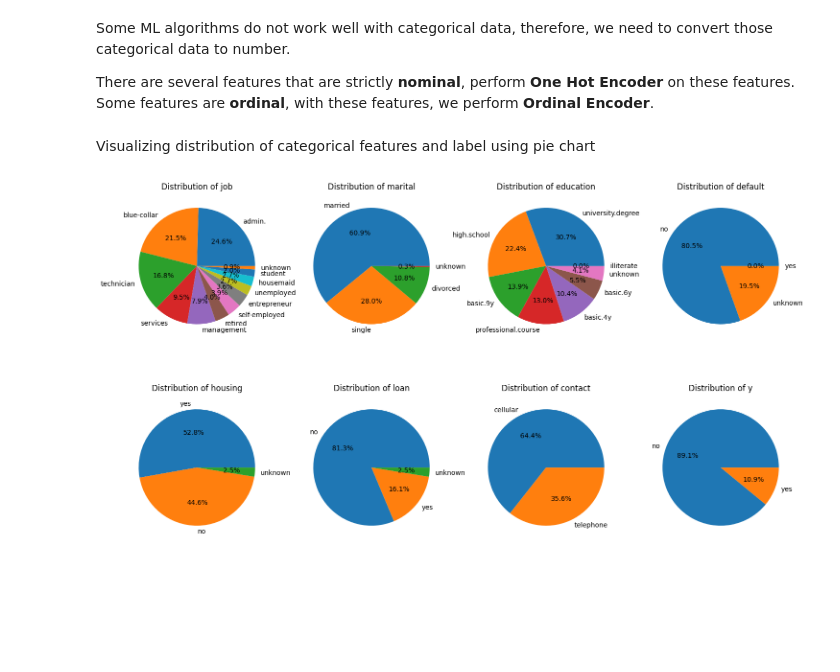
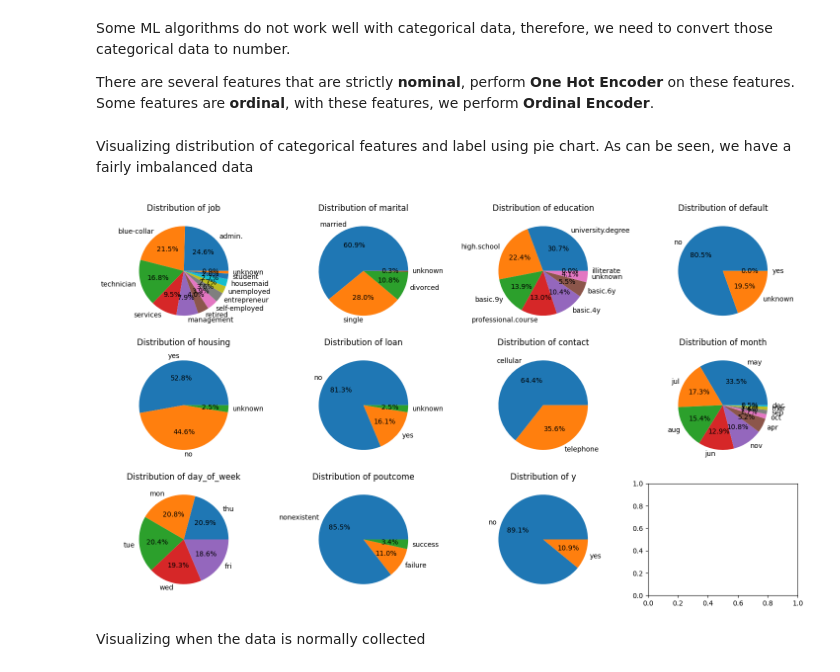
Before and after one commit to longtv2222/bank-investment-prediction, a Jupyter notebook: eda.ipynb, the cells around one changed output. Cells and saved outputs as stored; diff of their text form; code cells hidden in the pictures; blank space fills up the shorter version.

Commit message:
Add more pie charts!

```diff
--- a/eda.ipynb
+++ b/eda.ipynb
@@ -82,19 +82,20 @@ transformed_df = pd.DataFrame(
 # Also, should housing and loan be in encoded using OrdinalEncoder or OneHotEncoder?
 # I feel like there is no direct ranking between them so to play it safe, I use OneHotEncoder for it
 # %% [markdown]
-Visualizing distribution of categorical features and label using pie chart
+Visualizing distribution of categorical features and label using pie chart. As can be seen, we have a fairly imbalanced data
 # %%
 import matplotlib.pyplot as plt
 
 pie_visualization = ["job", "marital", "education",
-                     "default", "housing", "loan", "contact", "y"]
+                     "default", "housing", "loan", "contact", "month", "day_of_week", "poutcome",  "y"]
 
-fig, axes = plt.subplots(2, 4, figsize=(18, 10))
+fig, axes = plt.subplots(3, 4, figsize=(18, 10))
 
-for i, ax in enumerate(axes.flat, start=0):
-    feature = pie_visualization[i]
+for i, feature in enumerate(pie_visualization):
     category = df[feature].value_counts()
-    ax.set_title("Distribution of {}".format(feature))
-    ax.pie(category, labels=category.index, autopct='%1.1f%%')
+    axes.flat[i].set_title("Distribution of {}".format(feature))
+    axes.flat[i].pie(category, labels=category.index, autopct='%1.1f%%')
 # %% [output]
-[figure, old version]
+[figure, new version]
+# %% [markdown]
+Visualizing when the data is normally collected
```
